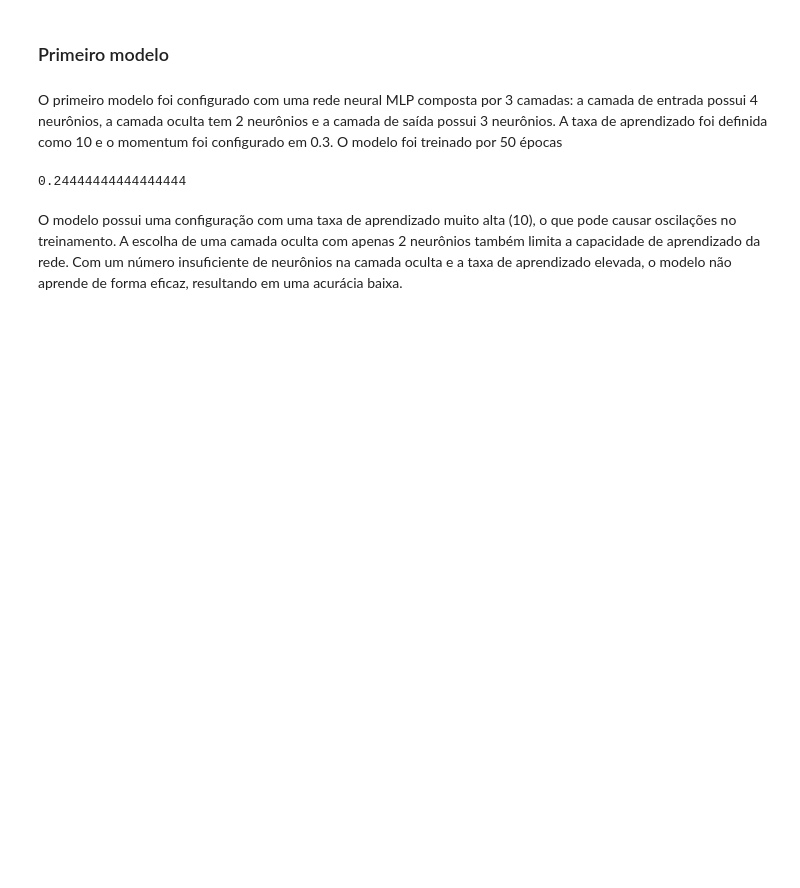
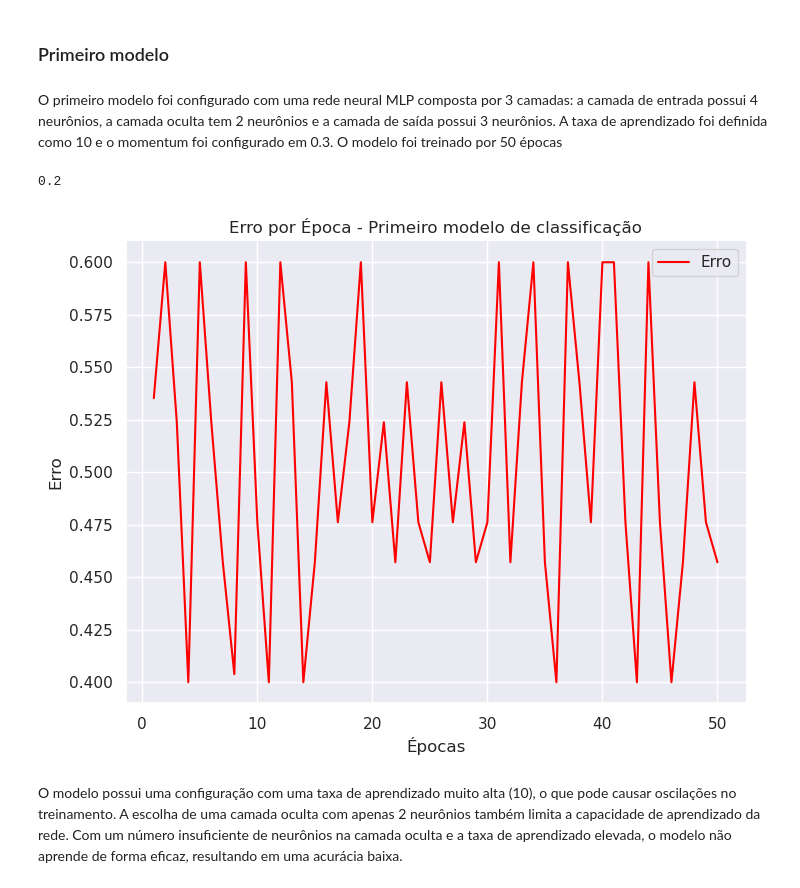
Before and after one commit to guipereira2/Projetos_RedesNeurais, a Jupyter notebook: Projeto1.ipynb, the cells around one changed output. Saved outputs shown, nothing was run; the diff lists cells and outputs as text; code cells hidden in the pictures; blank space fills up the shorter version.

```diff
--- a/Projeto1.ipynb
+++ b/Projeto1.ipynb
@@ -231,19 +240,19 @@ def inicializar_pesos(tamanho_camadas):
         camada_entrada = tamanho_camadas[i]
         camada_saida = tamanho_camadas[i + 1]
 
-        # Inicializa pesos aleatórios
-        peso = np.random.randn(camada_entrada, camada_saida)
-        pesos.append(peso)  # Adiciona na lista de pesos
+        # Inicializa pesos e bias com a inicialização xavier
+        peso = np.random.randn(camada_entrada, camada_saida) * np.sqrt(1 / camada_entrada)
+        bias_camada = np.zeros((1, camada_saida))
 
-        # Inicializa os bias de forma aleatória
-        bias_camada = np.random.randn(1, camada_saida)
-        bias.append(bias_camada)  # Adiciona na lista de bias
+        # Adiciona na lista
+        pesos.append(peso)
+        bias.append(bias_camada)
 
     return pesos, bias
 # %% [markdown]
 ## Treinamento
 # %%
-def treinamento(X_treino, y_treino, arquitetura, taxa_de_aprendizado, momentum, epocas):
+def treinamento(X_treino, y_treino, arquitetura, taxa_de_aprendizado, momentum, epocas, tipo):
     """
     Parâmetros:
     - X_treino: Matriz de entradas de treinamento
@@ -267,7 +276,7 @@ def treinamento(X_treino, y_treino, arquitetura, taxa_de_aprendizado, momentum,
     # Loop de treinamento
     for epoca in range(epocas):
         # Atualizar pesos e bias com retropropagação
-        pesos, bias = retropropagação(X_treino, y_treino, pesos, bias, taxa_de_aprendizado, momentum)
+        pesos, bias = retropropagação(X_treino, y_treino, pesos, bias, taxa_de_aprendizado, momentum, tipo)
 
         # Calcular o erro
         camada_de_saida = X_treino
@@ -298,7 +307,7 @@ class MLP:
         self.pesos, self.bias = inicializar_pesos(tamanho_camadas)
 
 
-    def treinar(self, X_treino, y_treino, epocas):
+    def treinar(self, X_treino, y_treino, epocas, tipo):
         """
         Treina o modelo usando retropropagação
 
@@ -312,10 +321,15 @@ class MLP:
         bias: bias treinados pela rede
         erros: lista de erros quadráticos médios por época
         """
-         # Treinamento com base no tipo de modelo
+        # Treinamento com base no tipo de modelo
         if self.tipo == 'classificacao':
             y_treino = np.eye(len(np.unique(y_treino)))[y_treino]  # One-hot encoding para classificação
-        pesos, bias, erros = treinamento(X_treino, y_treino, self.tamanho_camadas, self.taxa_de_aprendizado, self.momentum, epocas)
+
+        if self.tipo == 'regressao':
+            y_treino = y_treino.reshape(-1, 1) # Garantindo que y_treino seja uma coluna
+
+        # Chamando a função de treinamento
+        pesos, bias, erros = treinamento(X_treino, y_treino, self.tamanho_camadas, self.taxa_de_aprendizado, self.momentum, epocas, tipo)
         self.pesos = pesos
         self.bias = bias
         return pesos, bias, erros
@@ -332,12 +346,12 @@ class MLP:
         """
         camada_de_entrada = X
         for peso, bias in zip(self.pesos, self.bias):
-            camada_de_entrada = sigmoid(np.dot(camada_de_entrada, peso) + bias)  # Feedforward
+            camada_de_entrada = np.dot(camada_de_entrada, peso) + bias  # Feedforward
 
         # Para classificação, usamos np.argmax para pegar a classe com maior probabilidade
         if self.tipo == 'classificacao':
             return np.argmax(camada_de_entrada, axis=1)  # Retorna as classes preditas
-        else:
+        elif self.tipo == 'regressao':
             return camada_de_entrada  # Retorna o valor contínuo para regressão
 # %% [markdown]
 ## Dataset e preparação dos dados
@@ -417,18 +431,28 @@ X_treino, X_teste, y_treino, y_teste = train_test_split(X_normalizado, y, test_s
 # %%
 # Configuração do primeiro modelo
 primeiro_modelo = MLP(tamanho_camadas=[4, 2, 3], taxa_de_aprendizado=10, momentum=0.3, tipo='classificacao')
 
 # Treinamento do modelo
-pesos, bias, erros = primeiro_modelo.treinar(X_treino, y_treino, epocas=50)
+pesos, bias, erros = primeiro_modelo.treinar(X_treino, y_treino, epocas=50, tipo='classificacao')
 
 # Previsões
 y_pred = primeiro_modelo.prever(X_teste)
 
 # Acurácia
 acuracia = accuracy_score(y_teste, y_pred)
-acuracia
+
+plt.figure(figsize=(8, 6))
+plt.plot(range(1, len(erros) + 1), erros, color='red', label="Erro")
+plt.title("Erro por Época - Primeiro modelo de classificação")
+plt.xlabel("Épocas")
+plt.ylabel("Erro")
+plt.legend()
+plt.grid(True)
+
+print(acuracia)
 # %% [output]
-0.24444444444444444
+0.2
+[figure, added]
 # %% [markdown]
 O modelo possui uma configuração com uma taxa de aprendizado muito alta (10), o que pode causar oscilações no treinamento. A escolha de uma camada oculta com apenas 2 neurônios também limita a capacidade de aprendizado da rede. Com um número insuficiente de neurônios na camada oculta e a taxa de aprendizado elevada, o modelo não aprende de forma eficaz, resultando em uma acurácia baixa.
 # %% [markdown]
```
Also changed, not shown: parts of 28 cells of this notebook.
